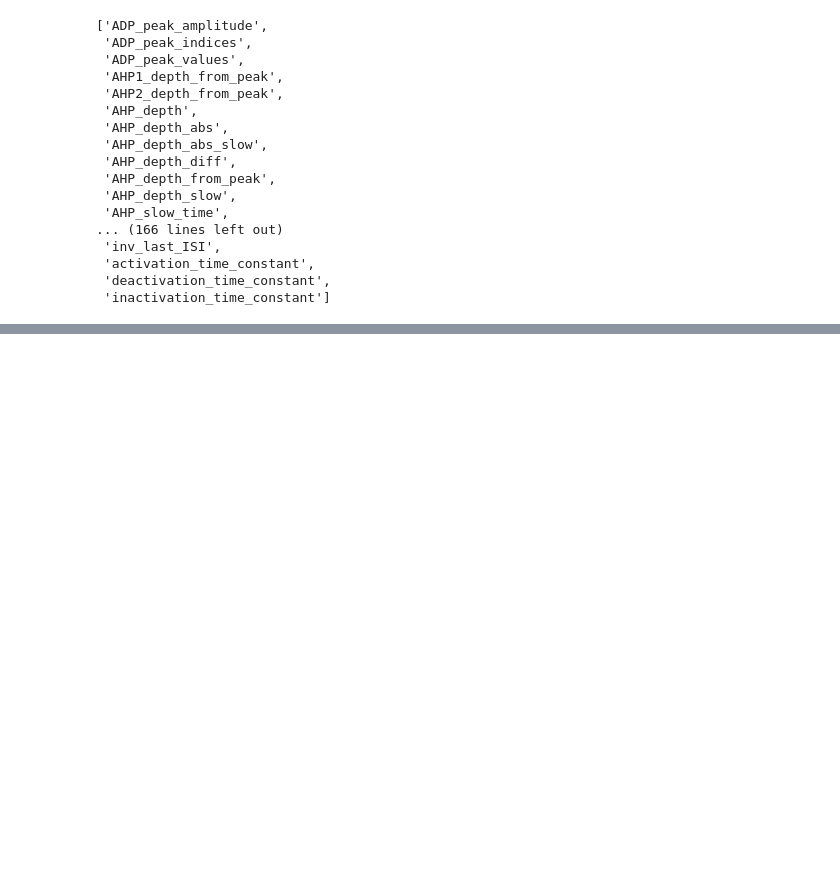
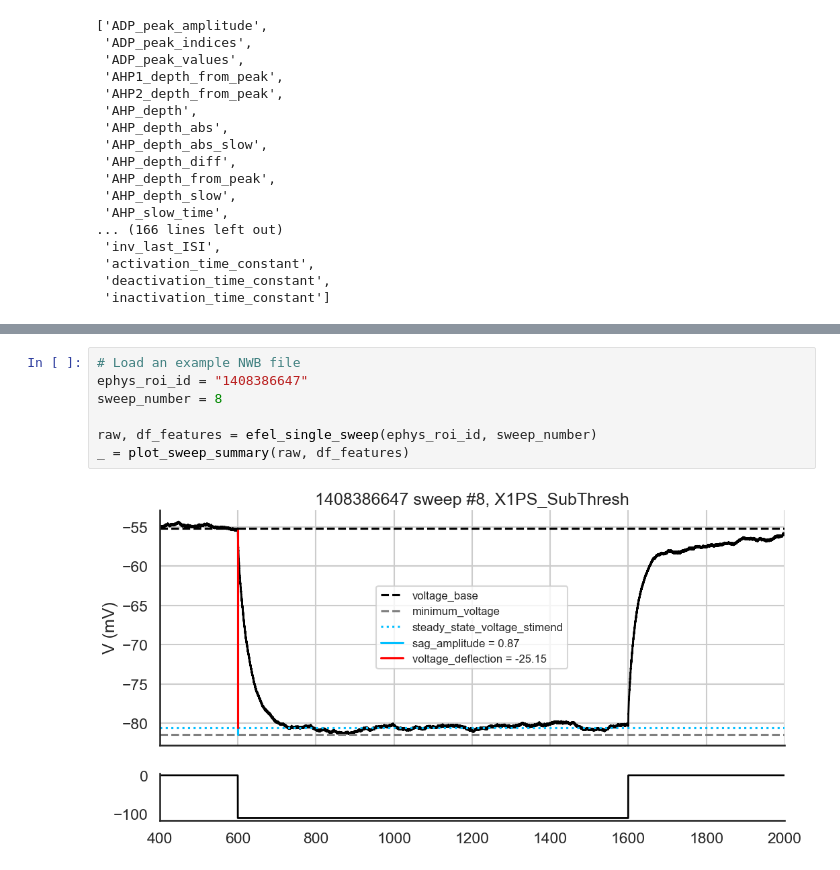
Before and after one commit to AllenNeuralDynamics/LCNE-patchseq-analysis, a Jupyter notebook: notebook/efel.ipynb, the cells around one changed output, grey strips where cells are left out. Saved outputs shown, nothing was run; the diff lists cells and outputs as text; blank space fills up the shorter version.

```diff
--- a/notebook/efel.ipynb
+++ b/notebook/efel.ipynb
@@ -317,0 +374,9 @@ sns.despine()
+# %%
+# Load an example NWB file
+ephys_roi_id = "1408386647"
+sweep_number = 8
+
+raw, df_features = efel_single_sweep(ephys_roi_id, sweep_number)
+_ = plot_sweep_summary(raw, df_features)
+# %% [output]
+[figure, added]
```
Also changed, not shown: parts of 9 cells of this notebook.
